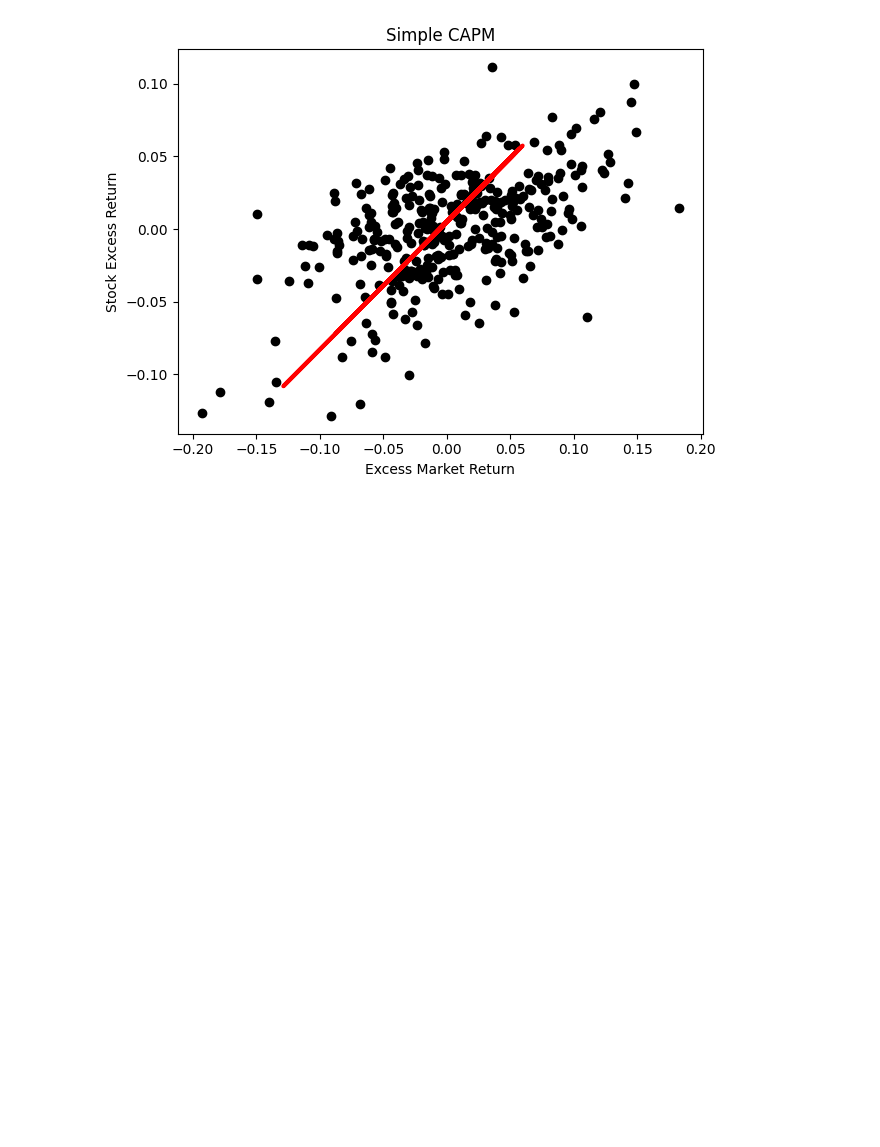
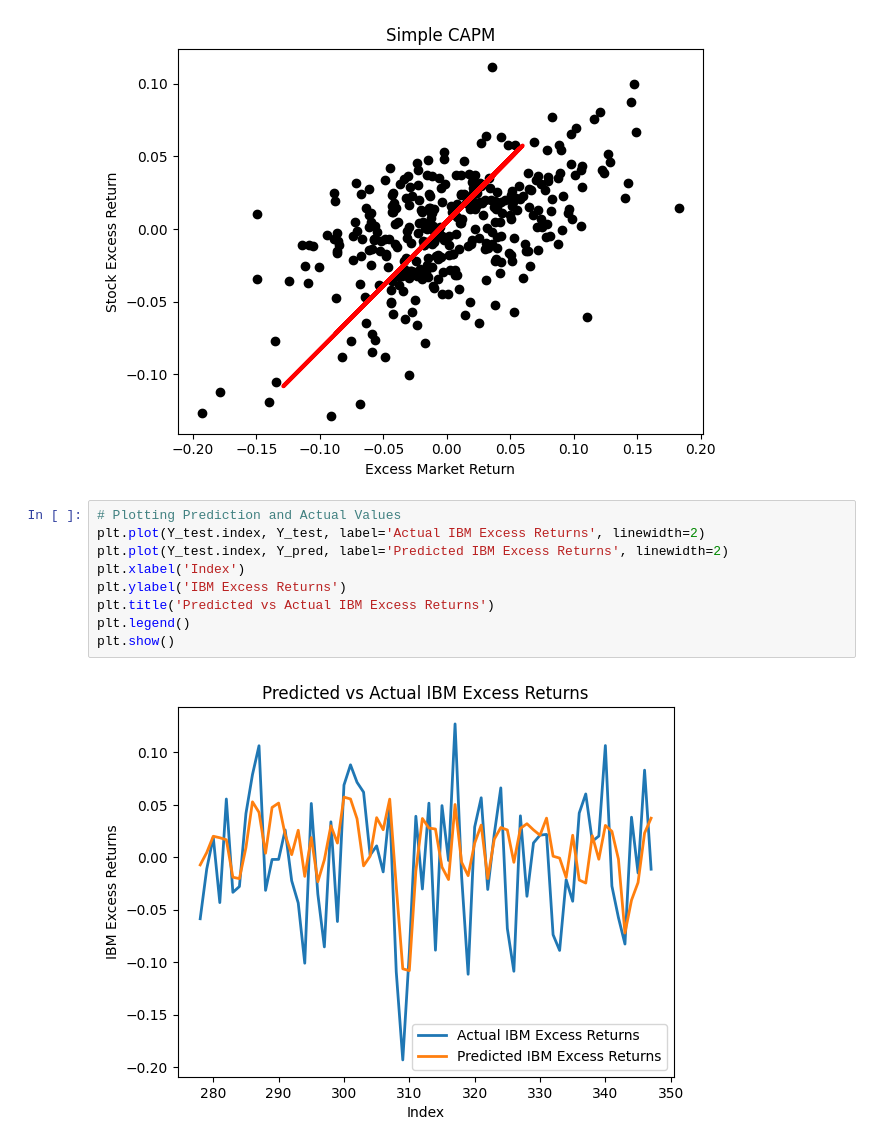
Before and after one commit to talhajamal11/regression_analysis, a Jupyter notebook: src/linear_regression .ipynb, the cells around one changed output. Saved outputs shown, nothing was run; the diff lists cells and outputs as text; blank space fills up the shorter version.

Commit message:
Added chart comparing predicted and actual result

```diff
--- a/src/linear_regression .ipynb
+++ b/src/linear_regression .ipynb
@@ -78,3 +79,14 @@ plt.tight_layout()
 plt.show()
 # %% [output]
 [figure]
+# %%
+# Plotting Prediction and Actual Values
+plt.plot(Y_test.index, Y_test, label='Actual IBM Excess Returns', linewidth=2)
+plt.plot(Y_test.index, Y_pred, label='Predicted IBM Excess Returns', linewidth=2)
+plt.xlabel('Index')
+plt.ylabel('IBM Excess Returns')
+plt.title('Predicted vs Actual IBM Excess Returns')
+plt.legend()
+plt.show()
+# %% [output]
+[figure, added]
```
Also changed, not shown: parts of 1 cell of this notebook.
